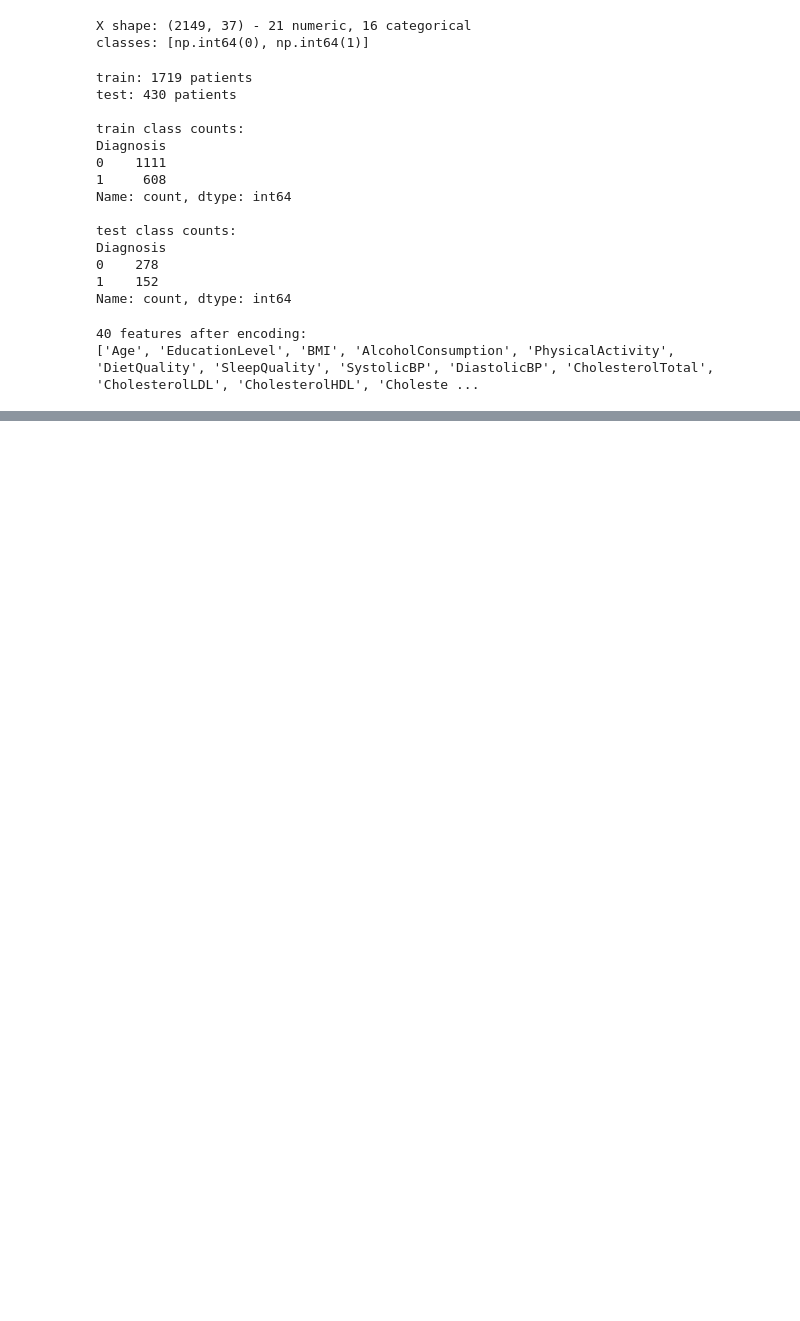
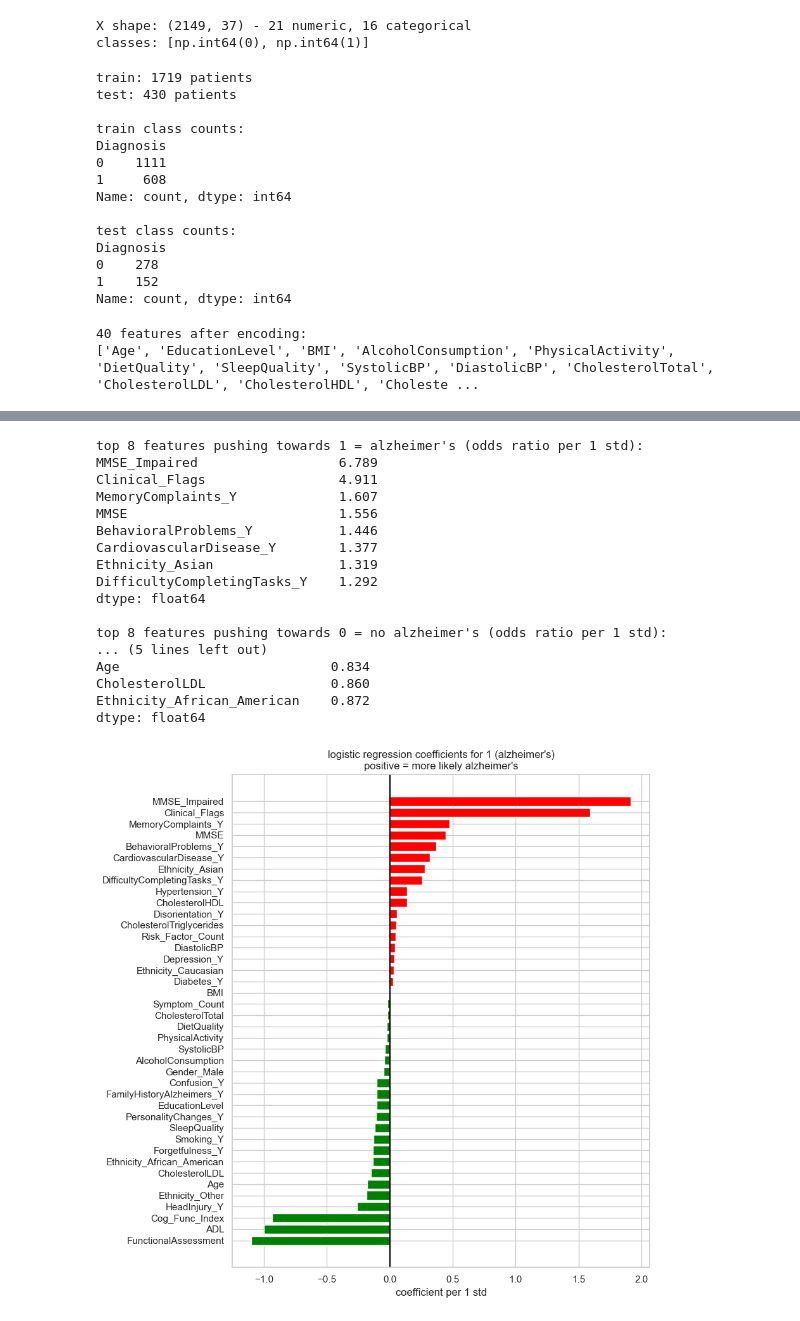
Before and after one commit to Key-to-Code/MLCaseStudy, a Jupyter notebook: classification.ipynb, the cells around one changed output, grey strips where cells are left out. Cells and saved outputs as stored; diff of their text form; code cells hidden in the pictures; blank space fills up the shorter version.

Commit message:
finished the classification part A models to review.

```diff
--- a/classification.ipynb
+++ b/classification.ipynb
@@ -647,0 +665,5 @@ print(FEATURE_NAMES)
+# %%
+from sklearn.linear_model import LogisticRegression
+
+logreg = LogisticRegression(max_iter=5000, random_state=RANDOM_STATE)
+logreg_pipe = evaluate_model("Logistic Regression", logreg, "A", "Linear baseline")
@@ -647,0 +687,47 @@ print(FEATURE_NAMES)
+# %%
+# coefficients / odds ratios
+# binary logreg only has one set of coefficients (for class 1)
+# exp(coef) = how much the odds of alzheimer's get multiplied for +1 standard deviation of the feature
+coefs = pd.Series(logreg_pipe.named_steps["model"].coef_[0], index=FEATURE_NAMES)
+odds = np.exp(coefs)
+
+print("top 8 features pushing towards 1 = alzheimer's (odds ratio per 1 std):")
+print(odds.sort_values(ascending=False).head(8).round(3))
+print()
+print("top 8 features pushing towards 0 = no alzheimer's (odds ratio per 1 std):")
+print(odds.sort_values().head(8).round(3))
+
+coefs_sorted = coefs.sort_values()
+colors = []
+for v in coefs_sorted:
+    if v < 0:
+        colors.append("green")
+    else:
+        colors.append("red")
+
+plt.figure(figsize=(9, 9))
+plt.barh(coefs_sorted.index, coefs_sorted.values, color=colors)
+plt.axvline(0, color="black")
+plt.title("logistic regression coefficients for 1 (alzheimer's)\npositive = more likely alzheimer's")
+plt.xlabel("coefficient per 1 std")
+plt.tight_layout()
+plt.show()
+# %% [output]
+top 8 features pushing towards 1 = alzheimer's (odds ratio per 1 std):
+MMSE_Impaired                  6.789
+Clinical_Flags                 4.911
+MemoryComplaints_Y             1.607
+MMSE                           1.556
+BehavioralProblems_Y           1.446
+CardiovascularDisease_Y        1.377
+Ethnicity_Asian                1.319
+DifficultyCompletingTasks_Y    1.292
+dtype: float64
+
+top 8 features pushing towards 0 = no alzheimer's (odds ratio per 1 std):
+... (5 lines left out)
+Age                           0.834
+CholesterolLDL                0.860
+Ethnicity_African_American    0.872
+dtype: float64
+[figure, added]
```
Also changed, not shown: parts of 83 cells of this notebook.
